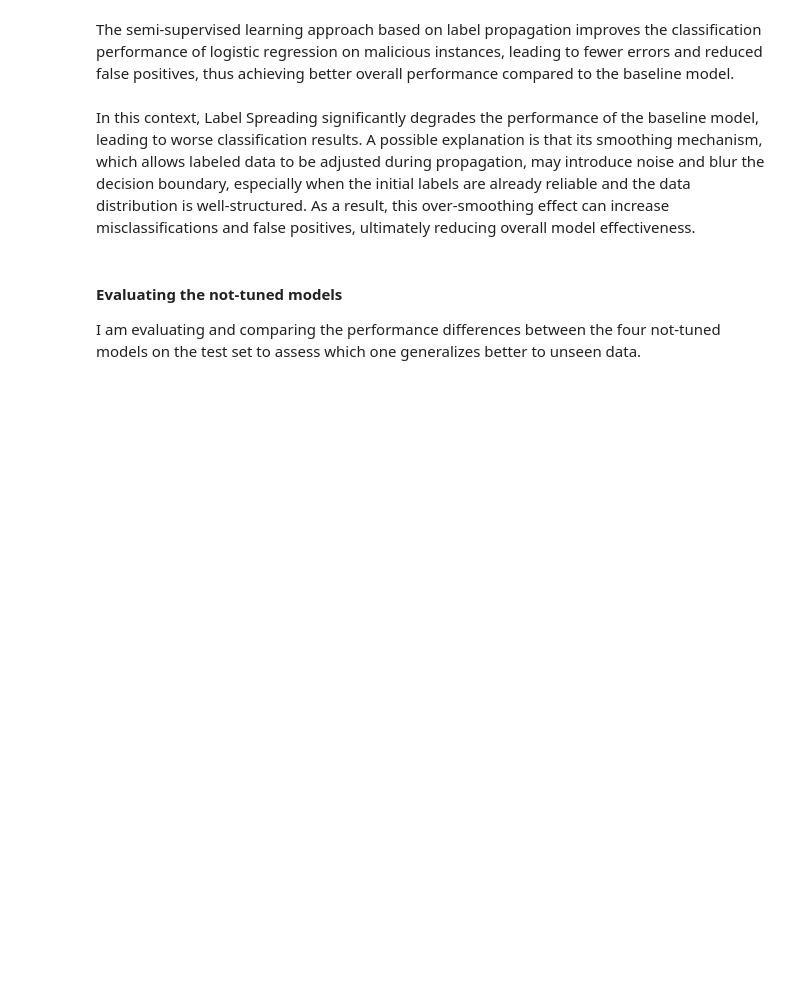
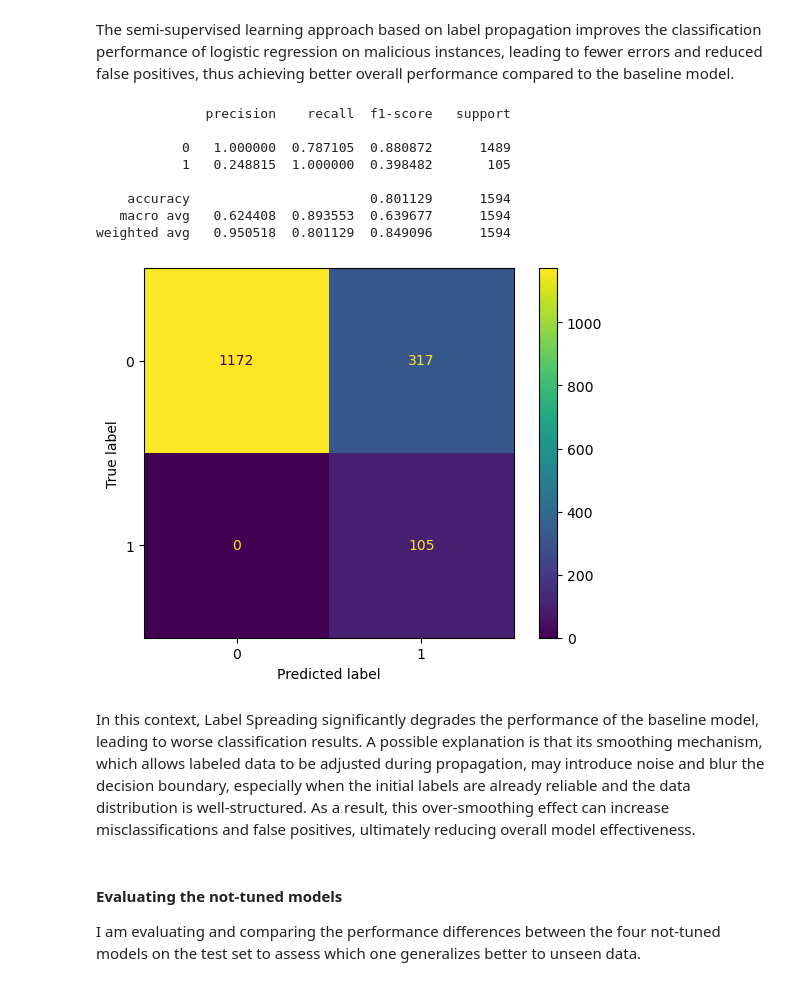
Before and after one commit to ZBaldi/Machine-Learning-Project-, a Jupyter notebook: VALERIO_BALDAZZI_CSE-CIC-IDS2018_SSL.ipynb, the cells around one changed output. Drawn from its saved outputs; the diff is of its cells as text; code cells hidden in the pictures; blank space fills up the shorter version.

```diff
--- a/VALERIO_BALDAZZI_CSE-CIC-IDS2018_SSL.ipynb
+++ b/VALERIO_BALDAZZI_CSE-CIC-IDS2018_SSL.ipynb
@@ -540,9 +938,19 @@ The semi-supervised learning approach based on label propagation improves the cl
 # %%
 semi_labeled_predictions3 = modelSpreaded.predict(x_test_only_labeled)
 report_ssl3 = classification_report(y_test, semi_labeled_predictions3, digits = 6)
-report_ssl3_dict = classification_report(y_test, semi_labeled_predictions, digits = 6, output_dict = True)
+report_ssl3_dict = classification_report(y_test, semi_labeled_predictions3, digits = 6, output_dict = True)
 print(report_ssl3)
 showConfusionMatrix(y_test, semi_labeled_predictions3)
+# %% [output]
+              precision    recall  f1-score   support
+
+           0   1.000000  0.787105  0.880872      1489
+           1   0.248815  1.000000  0.398482       105
+
+    accuracy                       0.801129      1594
+   macro avg   0.624408  0.893553  0.639677      1594
+weighted avg   0.950518  0.801129  0.849096      1594
+[figure, added]
 # %% [markdown]
 In this context, Label Spreading significantly degrades the performance of the baseline model, leading to worse classification results. A possible explanation is that its smoothing mechanism, which allows labeled data to be adjusted during propagation, may introduce noise and blur the decision boundary, especially when the initial labels are already reliable and the data distribution is well-structured. As a result, this over-smoothing effect can increase misclassifications and false positives, ultimately reducing overall model effectiveness.
 # %% [markdown]
```
Also changed, not shown: parts of 45 cells of this notebook.
